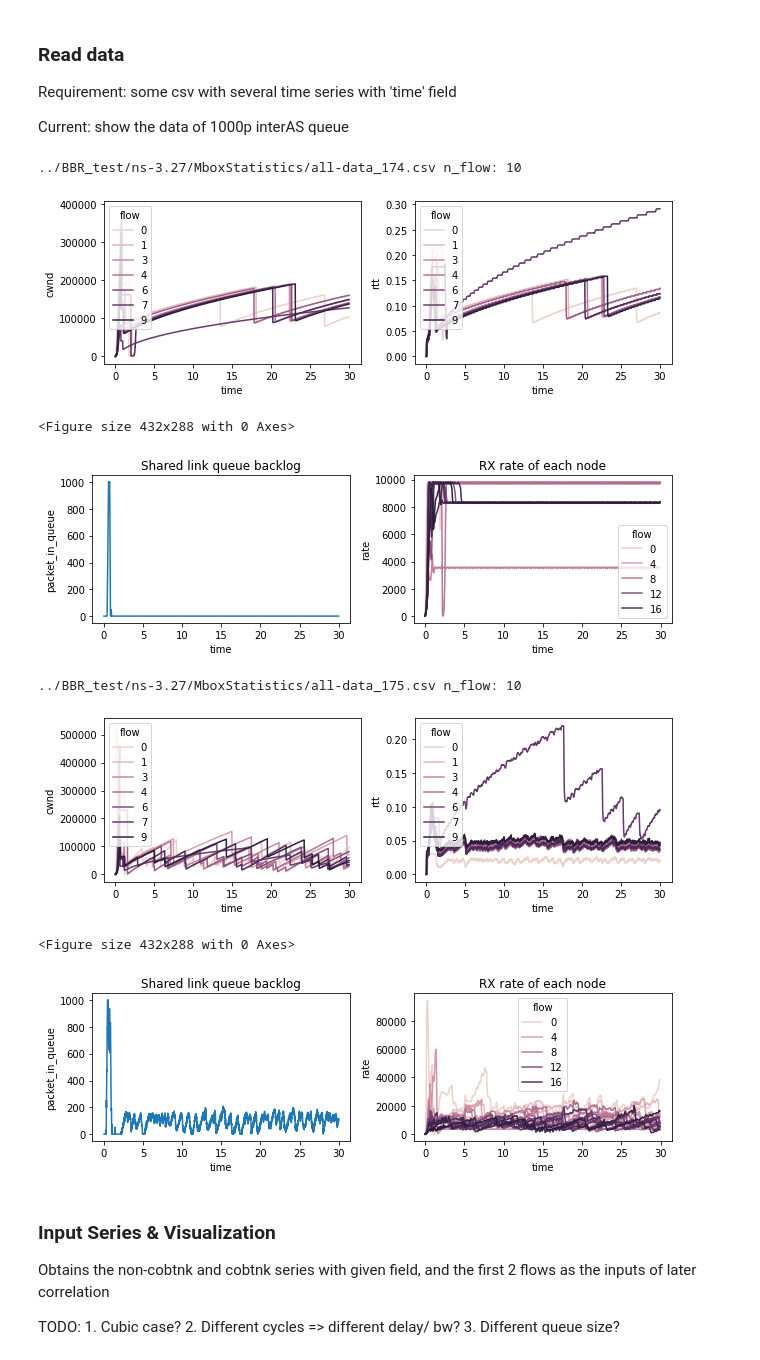
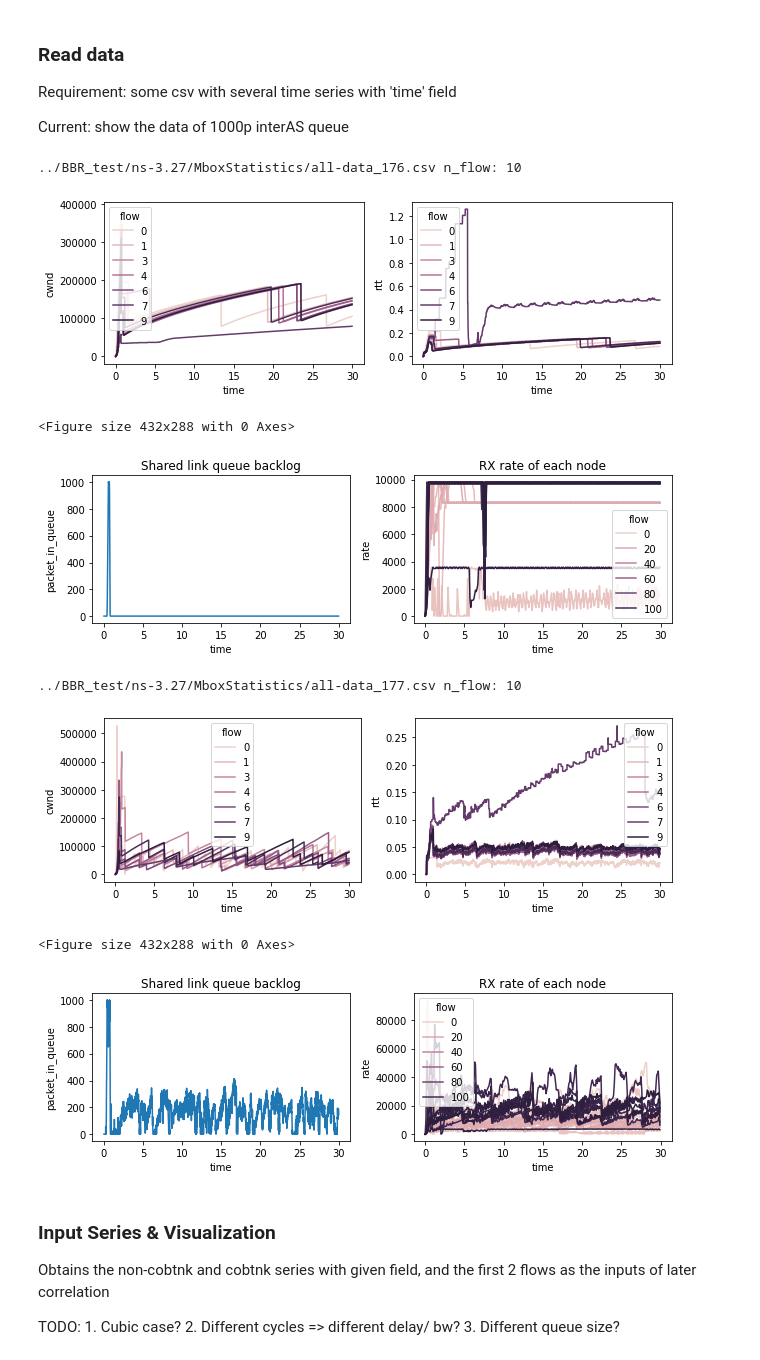
Before and after one commit to PrinceS17/NS_Simulation_Toolkit, a Jupyter notebook: script/corr_analysis.ipynb, the cells around one changed output. Drawn from its saved outputs; the diff is of its cells as text; code cells hidden in the pictures.

Commit message:
Add reverse traffic.

```diff
--- a/script/corr_analysis.ipynb
+++ b/script/corr_analysis.ipynb
@@ -16,14 +16,21 @@ import matplotlib.pyplot as plt
 csvs, qcsv, rcsv = [], [], []
 raw_folder = '../BBR_test/ns-3.27/MboxStatistics/'
 Run_id = [
+    176, 177,   # same, but add reverse cross traffic w/ 30M x 10
+
+    664, 665,   # 10+10, inter 1000p, codel, proc = 10us
+    245, 246,   # 10+10, inter 100p, codel, proc = 10us
+    253, 255,   # 10+10, inter 100p, red
+    254, 256,   # 10+10, inter 1000p, red
     174, 175,   # 10+10, inter 1000p
     563, 564,   # 10+10 case, inter 100p, w/ codel setting fixed
+    # old
     612, 613,
     359, 360,
     665, 666,   # 10+10 case, shared 200M, cRate 8M, inter 100p, default 1000p, rx Edge 10
     463, 464
 ]
-N_flows = [10, 10, 10, 10, 10, 10, 10, 10, 10, 10, 4, 4]
+N_flows = [10, 10, 10, 10, 10, 10, 10, 10, 10, 4, 4]
 for rid, n_flow in zip(Run_id, N_flows):
     csvs.append((f'all-data_{rid}.csv', n_flow))
     qcsv.append(f'queue_{rid}.csv')
@@ -45,39 +52,39 @@ dfs, ppls, qdfs, rdfs = [], [], [], []
 
 # begin plotting
 for i, entry in enumerate(Csv_files):
     csv, n = entry[0], entry[1]
     if 'tmp' not in csv:
         csv = raw_folder + csv
     df = pd.read_csv(csv, index_col=False)
     ppl = pipeline.Pipeline(csv, f'ipybn_{i}')
     dfs.append(df)
     ppls.append(ppl)
     print(csv, 'n_flow:', n)
     ppl.plot_flows(show_flow=n, fields=Fields)      # general plot
 
     qdf1 = pd.read_csv(qcsv[i], index_col=False)
     qdfs.append(qdf1)
     rdf1 = pd.read_csv(rcsv[i], index_col=False)
     rdfs.append(rdf1)
 
     fig, ax = plt.subplots(1, 2, figsize=(9,3))
     sns.lineplot(x='time', y='packet_in_queue', data=qdf1, ax=ax[0])
     ax[0].set_title('Shared link queue backlog')
     sns.lineplot(x='time', y='rate', hue='flow', data=rdf1, ax=ax[1])
     ax[1].set_title('RX rate of each node')
     plt.tight_layout()
     plt.show()
 
 # plt.show()
 # %% [output]
-../BBR_test/ns-3.27/MboxStatistics/all-data_174.csv n_flow: 10
+../BBR_test/ns-3.27/MboxStatistics/all-data_176.csv n_flow: 10
-[figure, old version]
+[figure, new version]
 <Figure size 432x288 with 0 Axes>
-[figure, old version]
+[figure, new version]
-../BBR_test/ns-3.27/MboxStatistics/all-data_175.csv n_flow: 10
+../BBR_test/ns-3.27/MboxStatistics/all-data_177.csv n_flow: 10
-[figure, old version]
+[figure, new version]
 <Figure size 432x288 with 0 Axes>
-[figure, old version]
+[figure, new version]
 # %% [markdown]
 ### Input Series & Visualization
 Obtains the non-cobtnk and cobtnk series with given field, and the first 2 flows as the inputs of later correlation
```
Also changed, not shown: parts of 5 cells of this notebook.
